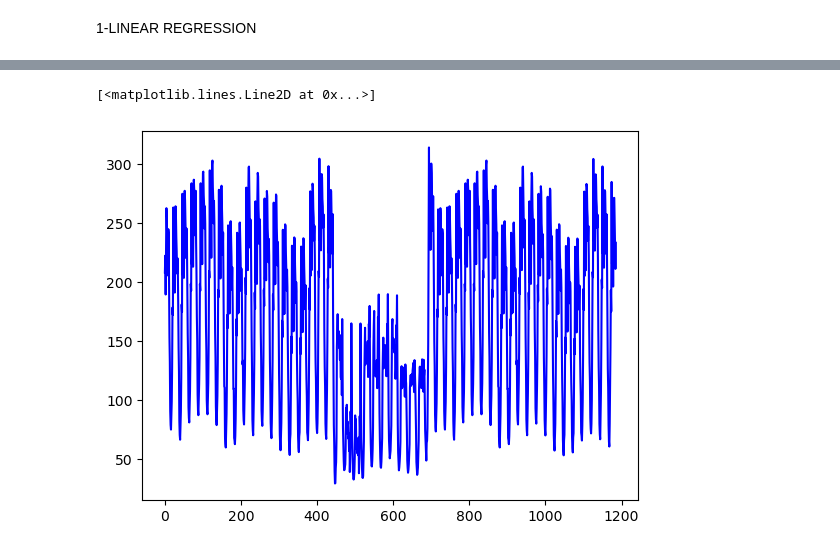
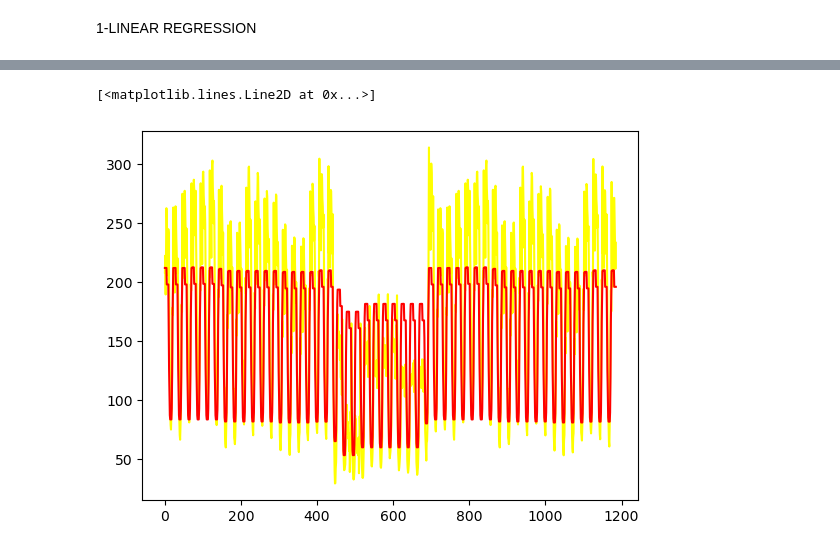
Before and after one commit to Feddyhub/supervised-learning-SearchGridCV-hyperparameter-optimization-exercise, a Jupyter notebook: task5-checkpoint.ipynb, the cells around one changed output, grey strips where cells are left out. Drawn from its saved outputs; the diff is of its cells as text; code cells hidden in the pictures.

```diff
--- a/task5-checkpoint.ipynb
+++ b/task5-checkpoint.ipynb
@@ -598,6 +586,8 @@ plt.plot(y_pred23,color="orange")
 # %%
 # xGboost Regressor default parameter
-plt.plot(y_pred14,color="blue")
+plt.plot(y_pred14,color="yellow")
+# xGboost Regressor gridsearchCV
+plt.plot(y_pred24,color="red")
 # %% [output]
 [<matplotlib.lines.Line2D at 0x...>]
-[figure, old version]
+[figure, new version]
```
Also changed, not shown: parts of 32 cells of this notebook.
